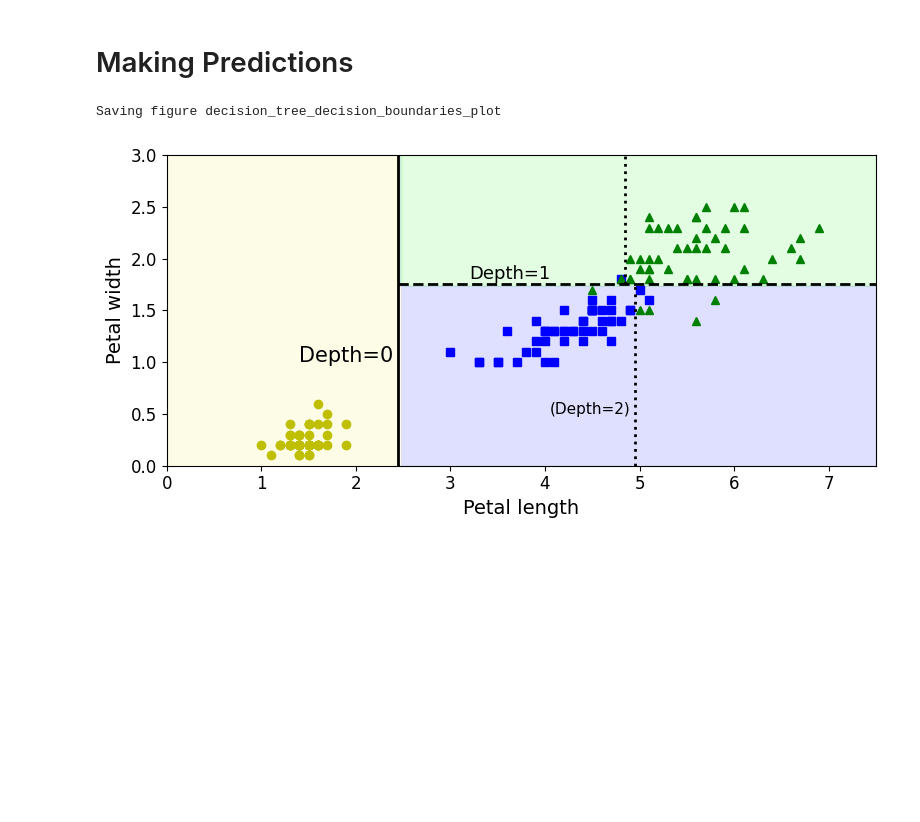
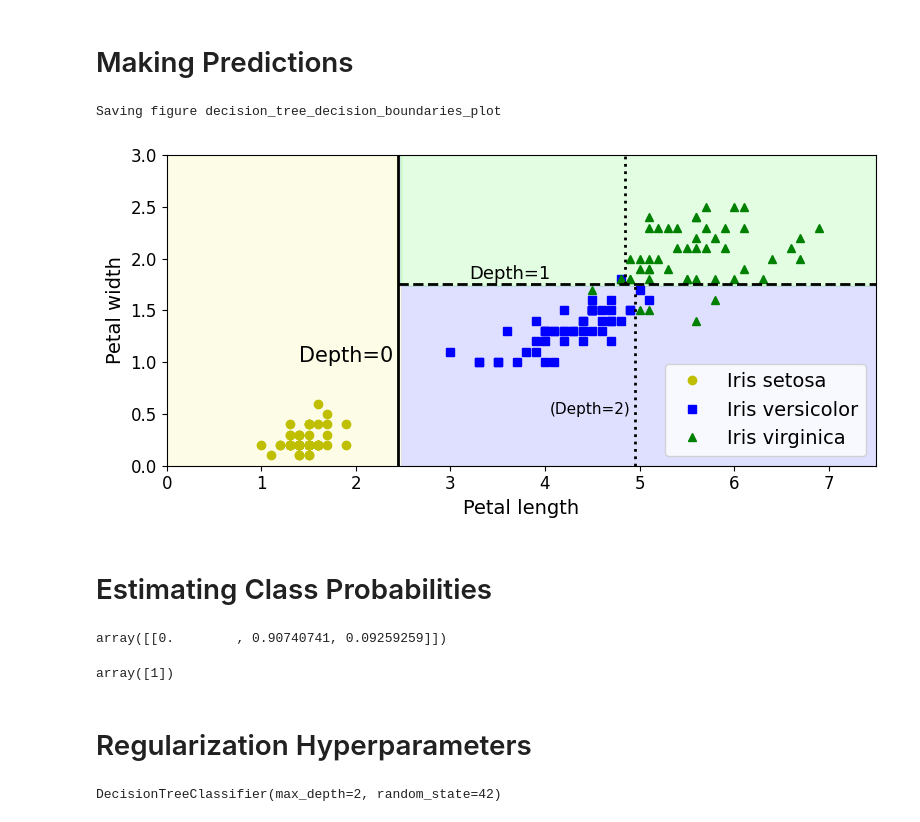
Before and after one commit to Pavan-jangid-here/Learning, a Jupyter notebook: Machine Learning (ML)/5. Decision Tree.ipynb, the cells around one changed output. Drawn from its saved outputs; the diff is of its cells as text; code cells hidden in the pictures; blank space fills up the shorter version.

```diff
--- a/Machine Learning (ML)/5. Decision Tree.ipynb
+++ b/Machine Learning (ML)/5. Decision Tree.ipynb
@@ -72,39 +72,54 @@ def plot_decision_boundary(clf, X, y, axes=[0, 7.5, 0, 3], iris=True, legend=Fal
     x1s = np.linspace(axes[0], axes[1], 100)
     x2s = np.linspace(axes[2], axes[3], 100)
     x1, x2 = np.meshgrid(x1s, x2s)
+
     X_new = np.c_[x1.ravel(), x2.ravel()]
     y_pred = clf.predict(X_new).reshape(x1.shape)
+
     custom_cmap = ListedColormap(['#fafab0','#9898ff','#a0faa0'])
     plt.contourf(x1, x2, y_pred, alpha=0.3, cmap=custom_cmap)
+
     if not iris:
         custom_cmap2 = ListedColormap(['#7d7d58','#4c4c7f','#507d50'])
         plt.contour(x1, x2, y_pred, cmap=custom_cmap2, alpha=0.8)
     if plot_training:
         plt.plot(X[:, 0][y==0], X[:, 1][y==0], "yo", label="Iris setosa")
         plt.plot(X[:, 0][y==1], X[:, 1][y==1], "bs", label="Iris versicolor")
         plt.plot(X[:, 0][y==2], X[:, 1][y==2], "g^", label="Iris virginica")
         plt.axis(axes)
     if iris:
         plt.xlabel("Petal length", fontsize=14)
         plt.ylabel("Petal width", fontsize=14)
     else:
         plt.xlabel(r"$x_1$", fontsize=18)
         plt.ylabel(r"$x_2$", fontsize=18, rotation=0)
     if legend:
         plt.legend(loc="lower right", fontsize=14)
 
 plt.figure(figsize=(8, 4))
-plot_decision_boundary(tree_clf, X, y)
+plot_decision_boundary(tree_clf, X, y, legend=True)
 plt.plot([2.45, 2.45], [0, 3], "k-", linewidth=2)
 plt.plot([2.45, 7.5], [1.75, 1.75], "k--", linewidth=2)
 plt.plot([4.95, 4.95], [0, 1.75], "k:", linewidth=2)
 plt.plot([4.85, 4.85], [1.75, 3], "k:", linewidth=2)
 plt.text(1.40, 1.0, "Depth=0", fontsize=15)
 plt.text(3.2, 1.80, "Depth=1", fontsize=13)
 plt.text(4.05, 0.5, "(Depth=2)", fontsize=11)
 
 save_fig("decision_tree_decision_boundaries_plot")
 plt.show()
 # %% [output]
 Saving figure decision_tree_decision_boundaries_plot
-[figure, old version]
+[figure, new version]
+# %% [markdown]
+# Estimating Class Probabilities
+# %%
+tree_clf.predict_proba([[5, 1.5]])
+# %% [output]
+array([[0.        , 0.90740741, 0.09259259]])
+# %%
+tree_clf.predict([[5, 1.5]])
+# %% [output]
+array([1])
+# %% [markdown]
+# Regularization Hyperparameters
@@ -110,0 +129,5 @@ Saving figure decision_tree_decision_boundaries_plot
+# %%
+tree_clf_tweaked = DecisionTreeClassifier(max_depth=2, random_state=42)
+tree_clf_tweaked.fit(X, y)
+# %% [output]
+DecisionTreeClassifier(max_depth=2, random_state=42)
```
Also changed, not shown: parts of 13 cells of this notebook, 6 other files.
